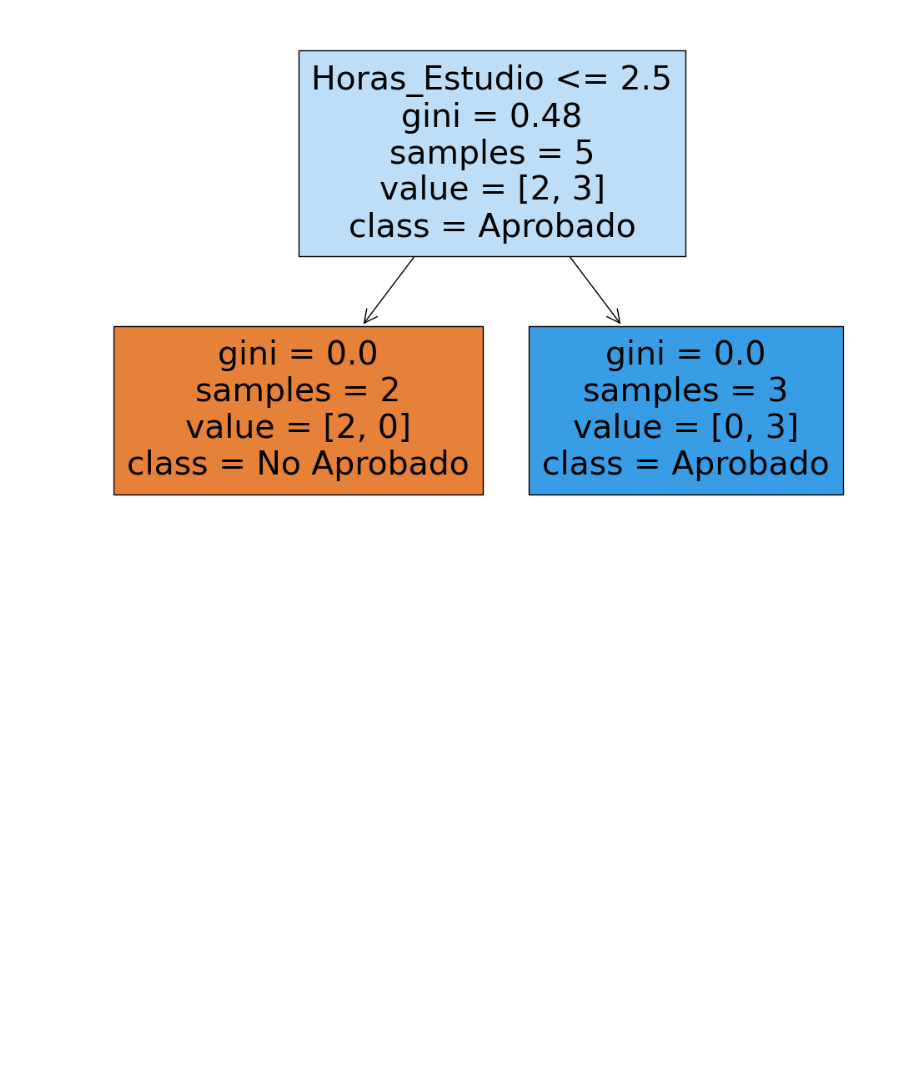
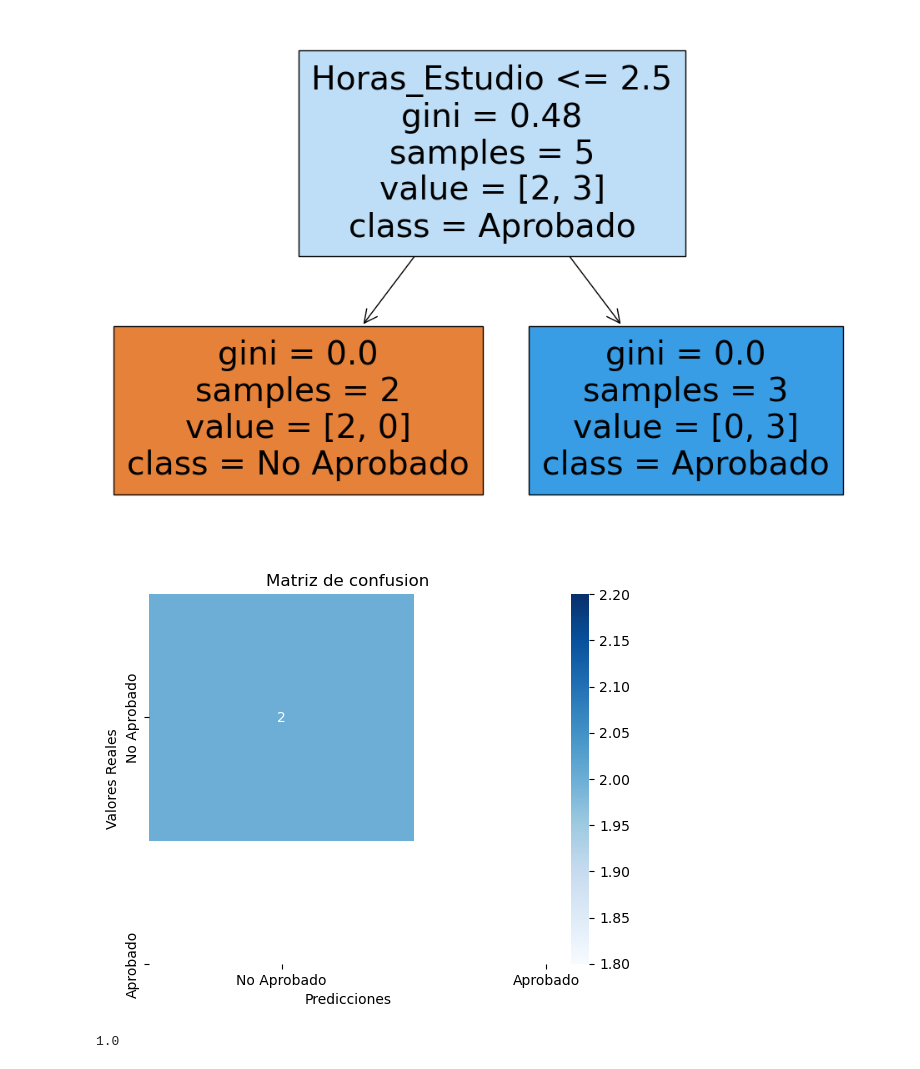
Before and after one commit to vizcardo1199/python-statitics, a Jupyter notebook: MODULO-2/Sesion17.ipynb, the cells around one changed output. Cells and saved outputs as stored; diff of their text form; code cells hidden in the pictures; blank space fills up the shorter version.

```diff
--- a/MODULO-2/Sesion17.ipynb
+++ b/MODULO-2/Sesion17.ipynb
@@ -263,6 +263,56 @@ data_churn = {
 }
 df_churn = pd.DataFrame(data_churn)
 df_churn.to_excel("churn_clientes.xlsx", index=False)
+# %%
+import pandas as pd
+from sklearn.tree import DecisionTreeClassifier, plot_tree
+import matplotlib.pyplot as plt
+from sklearn.model_selection import train_test_split
+from sklearn.metrics import confusion_matrix, classification_report, accuracy_score
+import seaborn as sns
+
+# Crear dataset con más variables
+data = {
+    "Horas_Estudio": [2, 5, 1, 8, 7, 6, 3, 4, 5, 2],
+    "Promedio_Nota": [70, 80, 60, 90, 85, 75, 65, 78, 88, 72],
+    "Participacion": [1, 1, 0, 1, 1, 1, 0, 0, 1, 0],  # 1 = Alta, 0 = Baja
+    "Asistencias": [15, 20, 10, 25, 22, 18, 12, 17, 23, 14],
+    "Aprobado": [0, 1, 0, 1, 1, 1, 0, 1, 1, 0],  # 1 = Aprobado, 0 = No Aprobado
+}
+
+# Crear DataFrame
+df = pd.DataFrame(data)
+
+# Variables independientes y dependiente
+X = df[["Horas_Estudio", "Promedio_Nota", "Participacion", "Asistencias"]]
+y = df["Aprobado"]
+
+# Dividir los datos en entrenamiento y prueba
+X_train, X_test, y_train, y_test = train_test_split(X, y, test_size=0.2, random_state=42)
+
+#crear el modelo de ArbolDecision
+modelo = DecisionTreeClassifier(max_depth =3 , random_state =42)
+modelo.fit(X_train , y_train)
+
+#el modelo predictivo
+y_pred = modelo.predict(X_test)
+
+#la matriz de confusion
+matriz_confusion = confusion_matrix(y_test , y_pred)
+
+#visualizar esta matriz de confusion
+sns.heatmap(matriz_confusion , annot=True , fmt='d' ,cmap='Blues' , xticklabels = ['No Aprobado','Aprobado'],yticklabels = ['No Aprobado','Aprobado'])
+plt.title('Matriz de confusion')
+plt.xlabel('Predicciones')
+plt.ylabel('Valores Reales')
+plt.show()
+
+#precision del modelo
+precision = accuracy_score(y_test , y_pred) # accuracy_score(y input or train , y_pred )
+print(precision)
+# %% [output]
+[figure, added]
+1.0
 # %%
 import pandas as pd
 
```
Also changed, not shown: parts of 1 cell of this notebook.
